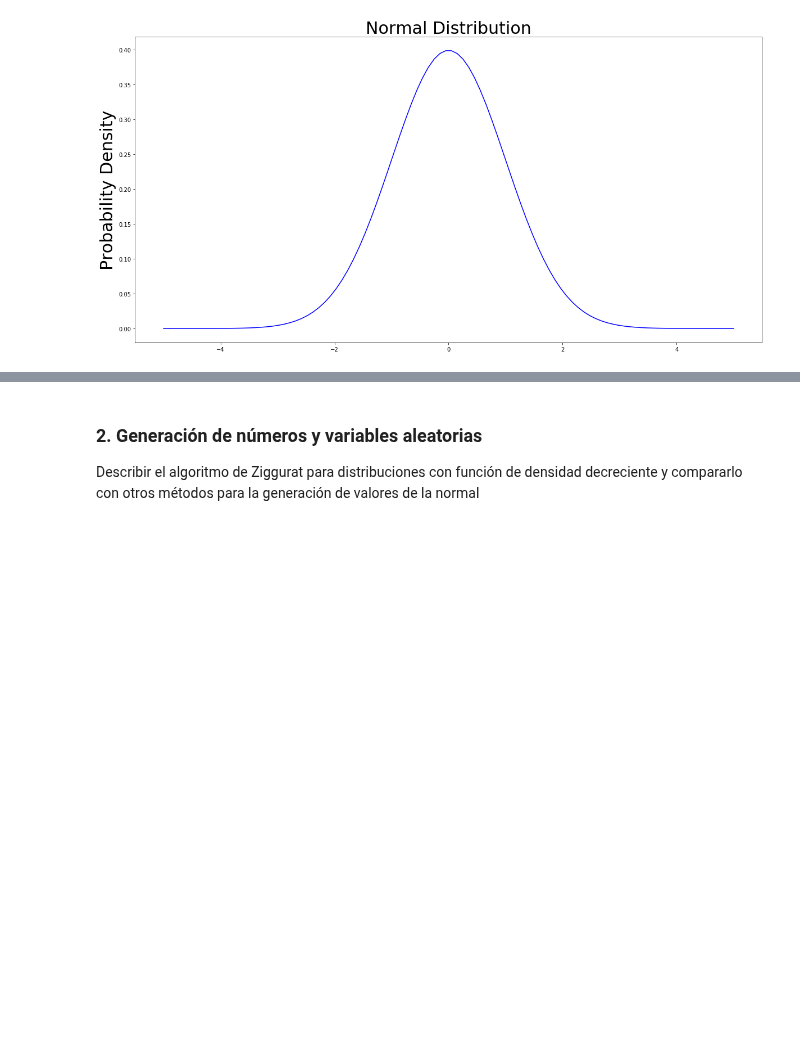
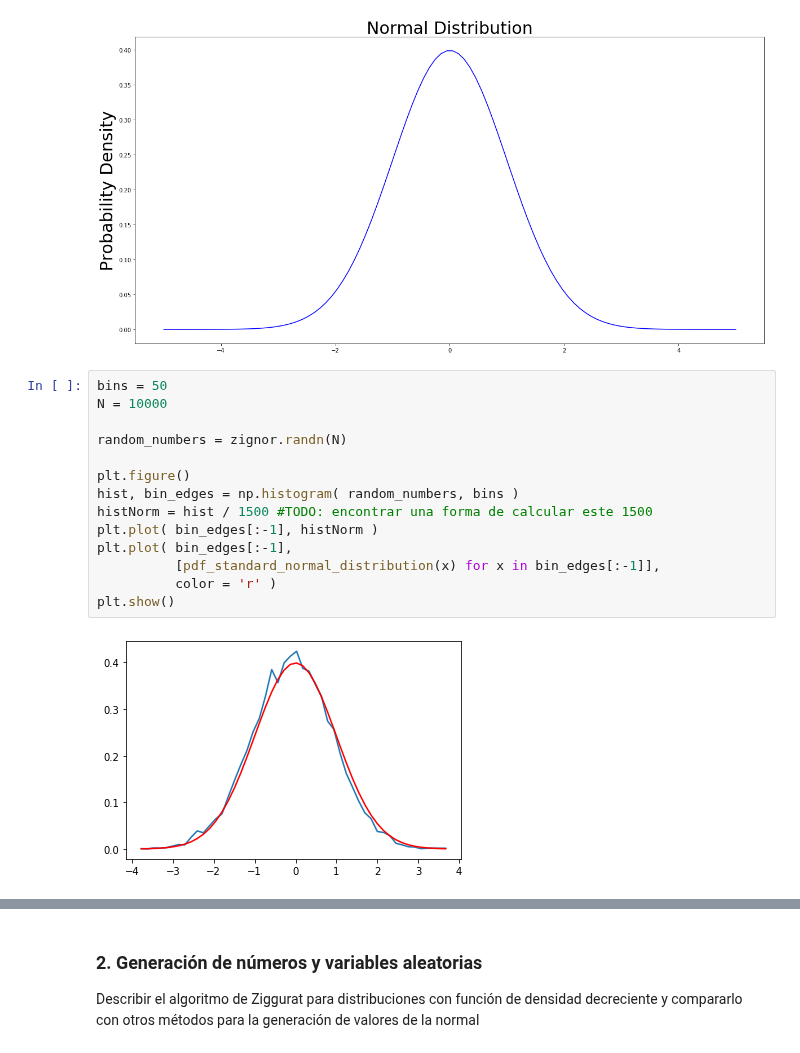
Before and after one commit to ZReKoJ/Ziggurat, a Jupyter notebook: ziggurat.ipynb, the cells around one changed output, grey strips where cells are left out. Drawn from its saved outputs; the diff is of its cells as text; blank space fills up the shorter version.

```diff
--- a/ziggurat.ipynb
+++ b/ziggurat.ipynb
@@ -89,6 +89,22 @@ ax.plot(domain, list( # domain is the x axis and the rest y axis
 plt.show()
 # %% [output]
 [figure]
+# %%
+bins = 50
+N = 10000
+
+random_numbers = zignor.randn(N)
+
+plt.figure()
+hist, bin_edges = np.histogram( random_numbers, bins )
+histNorm = hist / 1500 #TODO: encontrar una forma de calcular este 1500
+plt.plot( bin_edges[:-1], histNorm )
+plt.plot( bin_edges[:-1],
+          [pdf_standard_normal_distribution(x) for x in bin_edges[:-1]],
+          color = 'r' )
+plt.show()
+# %% [output]
+[figure, added]
 # %%
 POINT_SIZE = 50
 N = 10000
```
Also changed, not shown: parts of 2 cells of this notebook.
